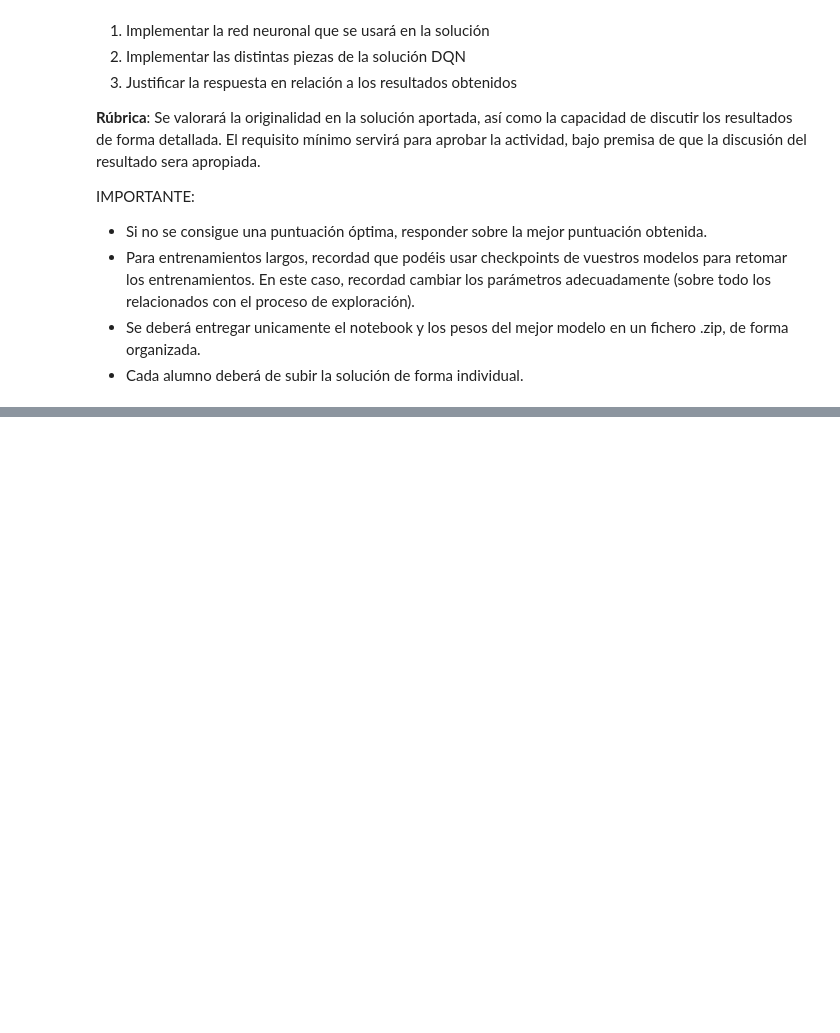
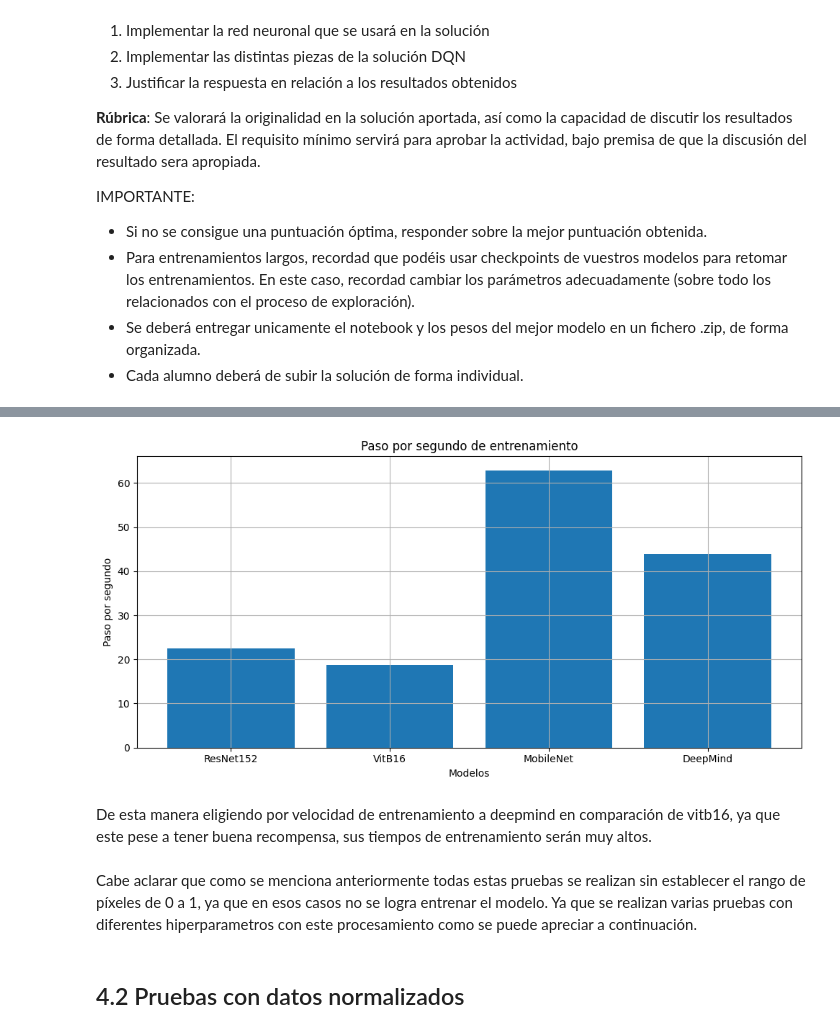
Before and after one commit to Astolfo2332/space_inv_agent, a Jupyter notebook: proyecto_practico.ipynb, the cells around one changed output, grey strips where cells are left out. Cells and saved outputs as stored; diff of their text form; code cells hidden in the pictures; blank space fills up the shorter version.

```diff
--- a/proyecto_practico.ipynb
+++ b/proyecto_practico.ipynb
@@ -59,0 +1109,4 @@ from sb3_contrib import QRDQN
+# %%
+def get_duration(run_id):
+    history = client.get_run(run_id).info
+    return history.end_time - history.start_time
@@ -59,0 +1141,23 @@ from sb3_contrib import QRDQN
+# %%
+# los timesteps dividido por el tiempo total de entrenamiento en segundos
+resnet_time = 1e5 / (get_duration(resnet_run_id) / 1e3)
+vitb16_time = 1e5 / (get_duration(vitb16_run_id) / 1e3)
+mobilenet_time = 1e5 / (get_duration(mobilenet_run_id) / 1e3)
+deepmind_time = 1e5 / (get_duration(deepmind_run_id) / 1e3)
+# %%
+plt.figure(figsize=(10, 5))
+plt.bar(["ResNet152", "VitB16", "MobileNet", "DeepMind"], [resnet_time, vitb16_time, mobilenet_time, deepmind_time])
+plt.xlabel("Modelos")
+plt.ylabel("Paso por segundo")
+plt.title("Paso por segundo de entrenamiento")
+plt.grid()
+plt.tight_layout()
+plt.show()
+# %% [output]
+[figure, added]
+# %% [markdown]
+De esta manera eligiendo por velocidad de entrenamiento a deepmind en comparación de vitb16, ya que este pese a tener buena recompensa, sus tiempos de entrenamiento serán muy altos.
+# %% [markdown]
+Cabe aclarar que como se menciona anteriormente todas estas pruebas se realizan sin establecer el rango de píxeles de 0 a 1, ya que en esos casos no se logra entrenar el modelo. Ya que se realizan varias pruebas con diferentes hiperparametros con este procesamiento como se puede apreciar a continuación.
+# %% [markdown]
+## 4.2 Pruebas con datos normalizados
```
Also changed, not shown: parts of 99 cells of this notebook, 8 other files.
